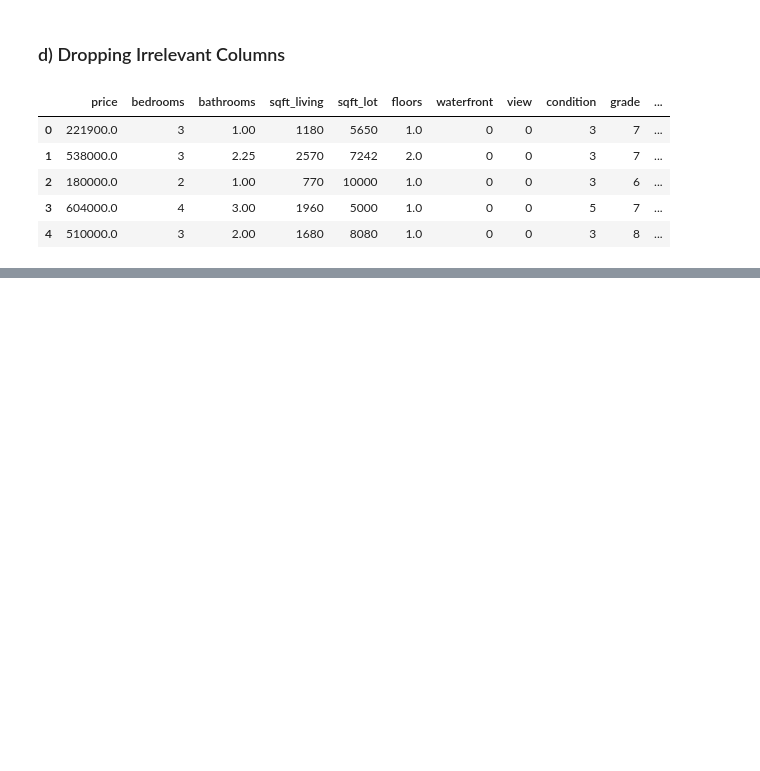
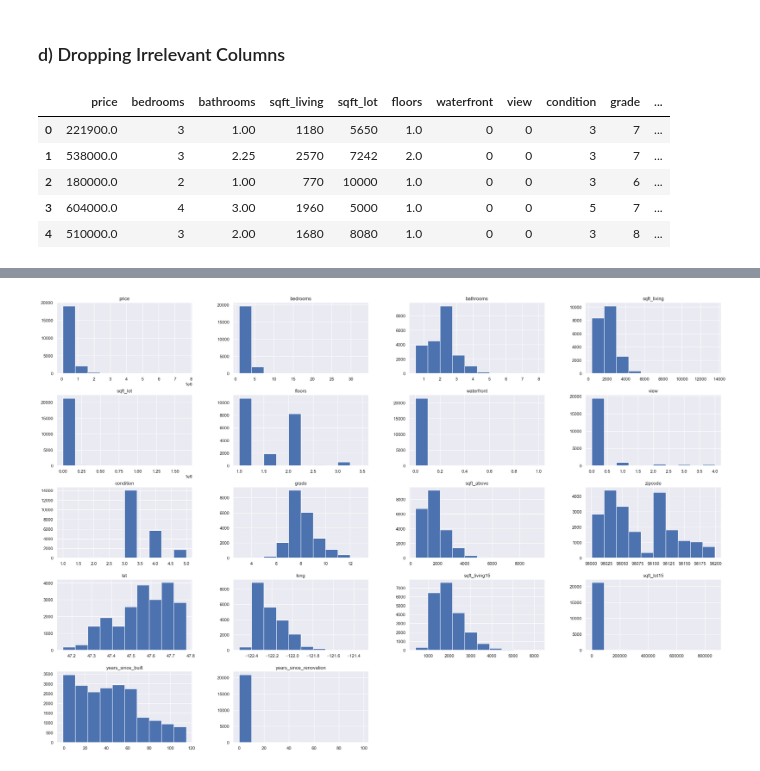
Before and after one commit to Dudimath/House-Sales-Prices-Using-Multi-Linear-Regression, a Jupyter notebook: student.ipynb, the cells around one changed output, grey strips where cells are left out. Saved outputs shown, nothing was run; the diff lists cells and outputs as text; code cells hidden in the pictures; blank space fills up the shorter version.

```diff
--- a/student.ipynb
+++ b/student.ipynb
@@ -420,8 +420,9 @@ df_updated['date'] = pd.to_datetime(df_updated['date'])
 # Calculate years since built
 df_updated['years_since_built'] = df_updated['date'].dt.year - df_updated['yr_built']
 
-# Calculate years since renovation
-df_updated['years_since_renovation'] = df_updated['date'].dt.year - df_updated['yr_renovated']
+# Calculate years to renovation
+df_updated['years_since_renovation'] =np.abs(df_updated['yr_renovated']- df_updated['yr_built'])
+df_updated['years_since_renovation'] = df_updated.years_since_renovation.apply(lambda x: x if len(str(int(x)))==2 else 0.0)
 
 # Check the updated dataset
 df_updated
@@ -474,0 +507,6 @@ df_updated.head()
+# %%
+# plot the frequency for the data columns
+df_updated.hist(figsize=(30,20))
+plt.show()
+# %% [output]
+[figure, added]
```
Also changed, not shown: parts of 7 cells of this notebook.
